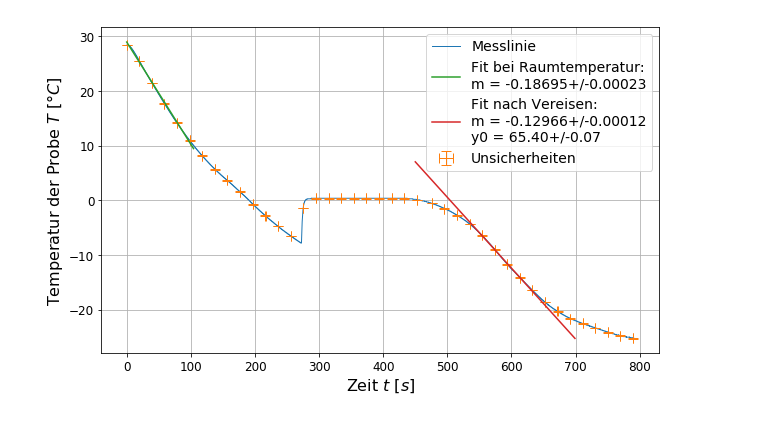
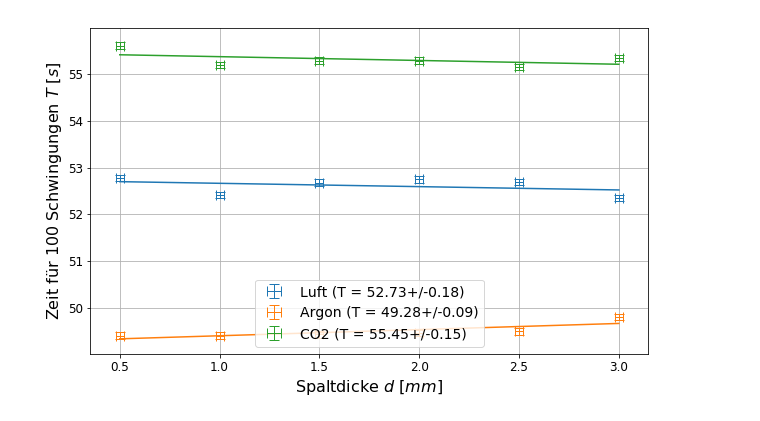
Before and after one commit to dfb159/Studium, a Jupyter notebook: Exp1/Versuchsbericht 16 - W2/11Mi_W1_16_05_2018.ipynb, the cells around one changed output. Saved outputs shown, nothing was run; the diff lists cells and outputs as text; code cells hidden in the pictures.

Commit message:
erster Teil rechnung
zweiter kommt sofort

```diff
--- a/Exp1/Versuchsbericht 16 - W2/11Mi_W1_16_05_2018.ipynb
+++ b/Exp1/Versuchsbericht 16 - W2/11Mi_W1_16_05_2018.ipynb
@@ -76,16 +76,3 @@ h = unc.ufloat_fromstr("4.135667662(25)e-15") # eV s [0]
 r_e = unc.ufloat_fromstr("2.8179403227(19)e-15") # m [0]
 R = unc.ufloat_fromstr("8.3144598(48)") # J mol-1 K-1 [0]
 K = 273.15 # kelvin
-# %%
-# import der messwerte
-
-unc_freq = 0.03 / num.sqrt(3) # digital etwa 0.03 Hz
-unc_x = 0.0001 / num.sqrt(3) # digital Position
-
-con = {}
-for i in range(0,50):
-    con[i] = lambda s: float(s if len(s) > 0 else 0)
-
-data = num.loadtxt("messung/reibung.txt", skiprows = 2, usecols = (0, 1, 2, 9), delimiter = "\t", converters = con)
-fft = [unp.uarray(data[:,0], unc_freq), data[:,1]] # erste Spalte freq von FFT, zweite Spalte FFT Werte
-reibung = [unp.uarray(data[:,2], unc_t50), unp.uarray(data[:, 3], unc_x)] # dritte Spalte Zeit der Messung in s, zehnte Spalte position in m
@@ -118,36 +120,42 @@ plt.show()
 # %%
-# diagramm: abkuehlen
+# diagramm: gase mit y-achsenabschnitt
 
 fig=plt.figure(figsize=fig_size)
 
+xdata, ydata = luft
+pfit, perr = fit_curvefit(unv(xdata), unv(ydata), gerade, yerr = usd(ydata), p0 = [0, 50])
+p = unp.uarray(pfit, perr)
+plot = plt.plot(unv(xdata), gerade(unv(xdata), *pfit))
+plt.setp(plot, color='tab:blue')
+T_luft = p[1] # achsenabschnitt speichern
+plot = plt.errorbar(unv(xdata),unv(ydata),usd(ydata),usd(xdata),fmt=' ', capsize=5, linewidth=1, label='Luft (T = %s)' % (T_luft))
+plt.setp(plot, color='tab:blue')
 
-xdata, ydata = kalt
-plt.plot(unv(xdata),unv(ydata), linewidth=1, label='Messlinie')
+xdata, ydata = argon
+pfit, perr = fit_curvefit(unv(xdata), unv(ydata), gerade, yerr = usd(ydata), p0 = [0, 50])
+p = unp.uarray(pfit, perr)
+plot = plt.plot(unv(xdata), gerade(unv(xdata), *pfit))
+plt.setp(plot, color='tab:orange')
+T_argon = p[1] # achsenabschnitt speichern
+plot = plt.errorbar(unv(xdata),unv(ydata),usd(ydata),usd(xdata),fmt=' ', capsize=5, linewidth=1, label='Argon (T = %s)' % (T_argon))
+plt.setp(plot, color='tab:orange')
 
-xdata, ydata = kalt[:, 0::196]
-plt.errorbar(unv(xdata),unv(ydata),usd(ydata),usd(xdata),fmt=' ', capsize=5, linewidth=1, label='Unsicherheiten')
+xdata, ydata = co2
+pfit, perr = fit_curvefit(unv(xdata), unv(ydata), gerade, yerr = usd(ydata), p0 = [0, 50])
+p = unp.uarray(pfit, perr)
+plot = plt.plot(unv(xdata), gerade(unv(xdata), *pfit))
+plt.setp(plot, color='tab:green')
+T_co2 = p[1] # achsenabschnitt speichern
+plot = plt.errorbar(unv(xdata),unv(ydata),usd(ydata),usd(xdata),fmt=' ', capsize=5, linewidth=1, label='CO2 (T = %s)' % (T_co2))
+plt.setp(plot, color='tab:green')
 
-xdata, ydata = num.transpose(list(filter(lambda s: s[1] >= 10 and s[1] <= 30, num.transpose(kalt))))
-pfit, perr = fit_curvefit(unv(xdata), unv(ydata), gerade, yerr = usd(ydata), p0 = [-0.1, 30])
-p = unp.uarray(pfit, perr)
-dT_kalt = p[0]
-latex_printValue(dT_kalt, "dT_raumtemp_Ks-1")
-plt.plot(unv(xdata), gerade(unv(xdata), *pfit), label='Fit bei Raumtemperatur:\nm = %s' % (p[0]))
-
-xdata, ydata = num.transpose(list(filter(lambda s: s[0] >= 550 and s[0] <= 630, num.transpose(kalt))))
-pfit, perr = fit_curvefit(unv(xdata), unv(ydata), gerade, yerr = usd(ydata), p0 = [-0.1, 30])
-p = unp.uarray(pfit, perr)
-dT_frier = p[0]
-T0_frier = p[1]
-plt.plot(num.arange(450, 700), gerade(num.arange(450, 700), *pfit), label='Fit nach Vereisen:\nm = %s\ny0 = %s' % tuple(p))
-
-# plt.xlim(400,401)
+# plt.xlim(0,3)
 plt.legend(prop={'size':fig_legendsize})
 plt.grid()
 plt.tick_params(labelsize=fig_labelsize)
-plt.xlabel("Zeit $t$ [$s$]", {'fontsize':fig_legendsize+2})
-plt.ylabel("Temperatur der Probe $T$ [$°C$]", {'fontsize': fig_legendsize+2})
-plt.savefig("data/kalt_machen.pdf")
+plt.xlabel("Spaltdicke $d$ [$mm$]", {'fontsize':fig_legendsize+2})
+plt.ylabel("Zeit für 100 Schwingungen $T$ [$s$]", {'fontsize': fig_legendsize+2})
+plt.savefig("data/linearisierungen.pdf")
 plt.show()
 # %% [output]
-[figure, old version]
+[figure, new version]
```
Also changed, not shown: parts of 6 cells of this notebook, 11 other files.
